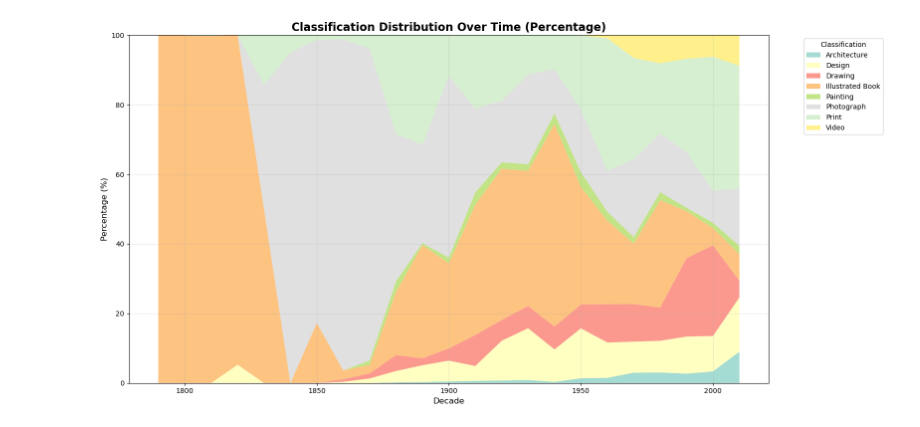
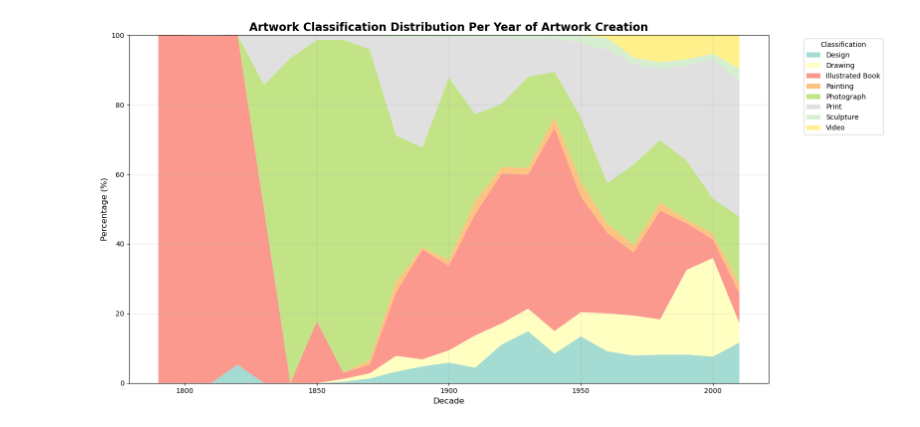
Before and after one commit to com-480-data-visualization/Extra-Crispy, a Jupyter notebook: milestones/milestone1/M1 artwork analysis.ipynb, the cells around one changed output. Drawn from its saved outputs; the diff is of its cells as text; code cells hidden in the pictures.

```diff
--- a/milestones/milestone1/M1 artwork analysis.ipynb
+++ b/milestones/milestone1/M1 artwork analysis.ipynb
@@ -33,0 +52,8 @@ df['Gender'] = df['Gender'].replace({'female': 'Female', 'male': 'Male'})
+# %%
+df['Gender'] = df['Gender'].replace({'female': 'Female', 'male': 'Male'})
+
+# Create decade
+df['Decade'] = (df['Date'] // 10) * 10
+
+# Remove duplicates by ObjectID to count each artwork only once
+unique_artworks = df.drop_duplicates(subset='ObjectID')
@@ -212,62 +287,62 @@ Non-Binary: 12 (0.01%)
 # %%
-import pandas as pd
-import matplotlib.pyplot as plt
-import numpy as np
-
-# Ensure Date is numeric
-df['Date'] = pd.to_numeric(df['Date'], errors='coerce')
-df = df.dropna(subset=['Date'])
-df['Date'] = df['Date'].astype(int)
-
-# Create decade
-df['Decade'] = (df['Date'] // 10) * 10
-
-# Get ALL classifications (not just top 8)
-all_classes = df['Classification'].value_counts().index.tolist()
+# Get all classifications
+all_classes = unique_artworks['Classification'].value_counts().index.tolist()
 print(f"Total unique classifications: {len(all_classes)}")
 print("Top 10 classifications:")
-print(df['Classification'].value_counts().head(10))
+print(unique_artworks['Classification'].value_counts().head(10))
 
-# Use top 8 for visualization
-top_classes = df['Classification'].value_counts().head(8).index.tolist()
-df_class = df[df['Classification'].isin(top_classes)]
+# Use top 8 classifications for visualization
+top_classes = unique_artworks['Classification'].value_counts().head(8).index.tolist()
+df_class = unique_artworks[unique_artworks['Classification'].isin(top_classes)]
 
-# Calculate percentages by decade
-class_by_decade = pd.crosstab(df_class['Decade'], df_class['Classification'], normalize='index') * 100
+# Calculate percentage distribution by decade
+class_by_decade = pd.crosstab(
+    df_class['Decade'],
+    df_class['Classification'],
+    normalize='index'
+) * 100
 
 # Filter decades with sufficient data
-decade_counts = df.groupby('Decade').size()
+decade_counts = unique_artworks.groupby('Decade').size()
 valid_decades = decade_counts[decade_counts >= 5].index
 class_by_decade = class_by_decade[class_by_decade.index.isin(valid_decades)]
 
 print("\nDecades with data:")
 print(class_by_decade.index.tolist())
-print("\nData shape:", class_by_decade.shape)
 
-# Create stacked area chart only if we have data
-if not class_by_decade.empty:
-    plt.figure(figsize=(16, 8))
-    colors = plt.cm.Set3(np.linspace(0, 1, len(class_by_decade.columns)))
+# Plot stacked area chart
+plt.figure(figsize=(16, 8))
 
-    plt.stackplot(class_by_decade.index,
-                  class_by_decade.values.T,
-                  labels=class_by_decade.columns.tolist(),
-                  colors=colors,
-                  alpha=0.8)
+colors = plt.cm.Set3(np.linspace(0, 1, len(class_by_decade.columns)))
 
-    plt.title('Classification Distribution Over Time (Percentage)', fontsize=16, fontweight='bold')
-    plt.xlabel('Decade', fontsize=12)
-    plt.ylabel('Percentage (%)', fontsize=12)
-    plt.ylim(0, 100)
-    plt.legend(bbox_to_anchor=(1.05, 1), loc='upper left', title='Classification')
-    plt.grid(True, alpha=0.3)
-    plt.tight_layout()
-    plt.show()
+plt.stackplot(
+    class_by_decade.index,
+    class_by_decade.values.T,
+    labels=class_by_decade.columns.tolist(),
+    colors=colors,
+    alpha=0.8
+)
 
-    print("\nClassification Distribution by Decade (%):")
-    print(class_by_decade.round(2))
-else:
-    print("No valid data for visualization")
+plt.title('Artwork Classification Distribution Per Year of Artwork Creation', fontsize=16, fontweight='bold')
+plt.xlabel('Decade', fontsize=12)
+plt.ylabel('Percentage (%)', fontsize=12)
+plt.ylim(0, 100)
+
+plt.legend(bbox_to_anchor=(1.05, 1), loc='upper left', title='Classification')
+plt.grid(True, alpha=0.3)
+
+plt.tight_layout()
+plt.savefig(
+    'data analysis image results/Artwork Classification Distribution Per Year of Artwork Creation.png',
+    dpi=300,
+    bbox_inches='tight'
+)
+
+plt.show()
+
+# Display percentage distribution by decade
+print("\nArtwork Classification Distribution by Decade (%):")
+print(class_by_decade.round(2))
 # %% [output]
 Total unique classifications: 32
 Top 10 classifications:
@@ -291 +364 @@ Data shape: (22, 8)
-[figure, old version]
+[figure, new version]
```
Also changed, not shown: parts of 27 cells of this notebook.
